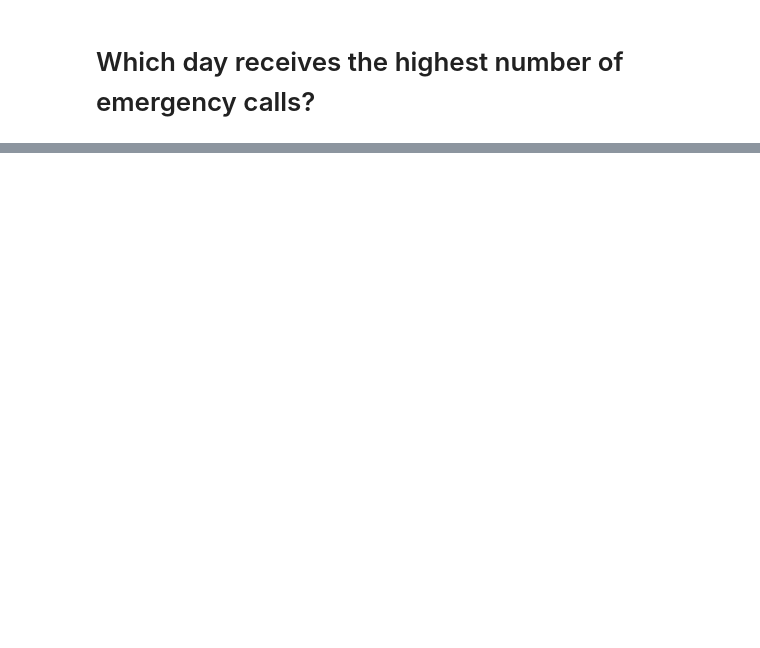
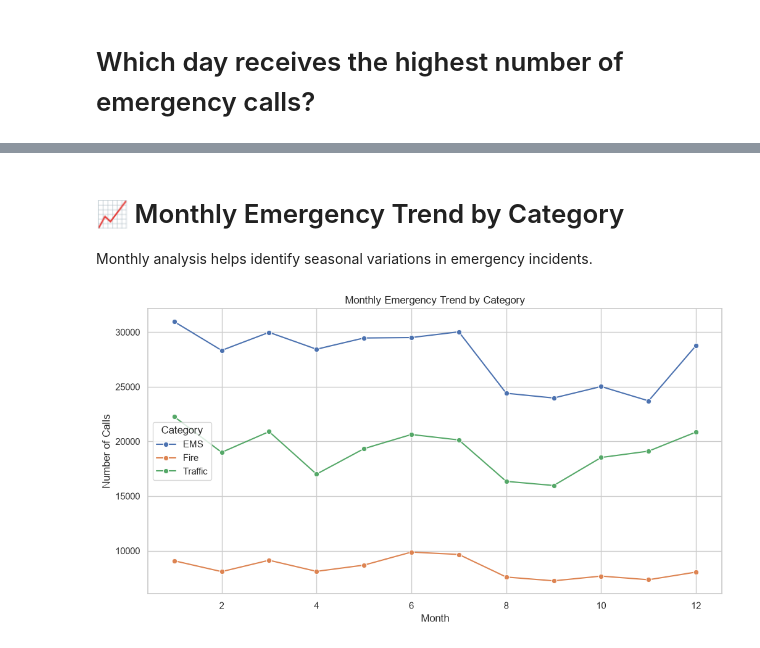
Before and after one commit to Ramya-Ramadoss/Emergency-Response-Intelligence, a Jupyter notebook: notebooks/04_EDA.ipynb, the cells around one changed output, grey strips where cells are left out. Drawn from its saved outputs; the diff is of its cells as text; code cells hidden in the pictures; blank space fills up the shorter version.

```diff
--- a/notebooks/04_EDA.ipynb
+++ b/notebooks/04_EDA.ipynb
@@ -174,0 +311,33 @@ plt.show()
+# %% [markdown]
+# 📈 Monthly Emergency Trend by Category
+
+Monthly analysis helps identify seasonal variations in emergency incidents.
+# %%
+monthly_category = (
+    clean_df
+    .groupby(["Month", "Category"])
+    .size()
+    .reset_index(name="Count")
+)
+
+plt.figure(figsize=(12,6))
+
+sns.lineplot(
+    data=monthly_category,
+    x="Month",
+    y="Count",
+    hue="Category",
+    marker="o"
+)
+
+plt.title("Monthly Emergency Trend by Category")
+plt.xlabel("Month")
+plt.ylabel("Number of Calls")
+
+plt.savefig("../outputs/figures/monthly_category_trend.png",
+            dpi=300,
+            bbox_inches="tight")
+
+plt.show()
+# %% [output]
+[figure, added]
```
Also changed, not shown: parts of 36 cells of this notebook.
